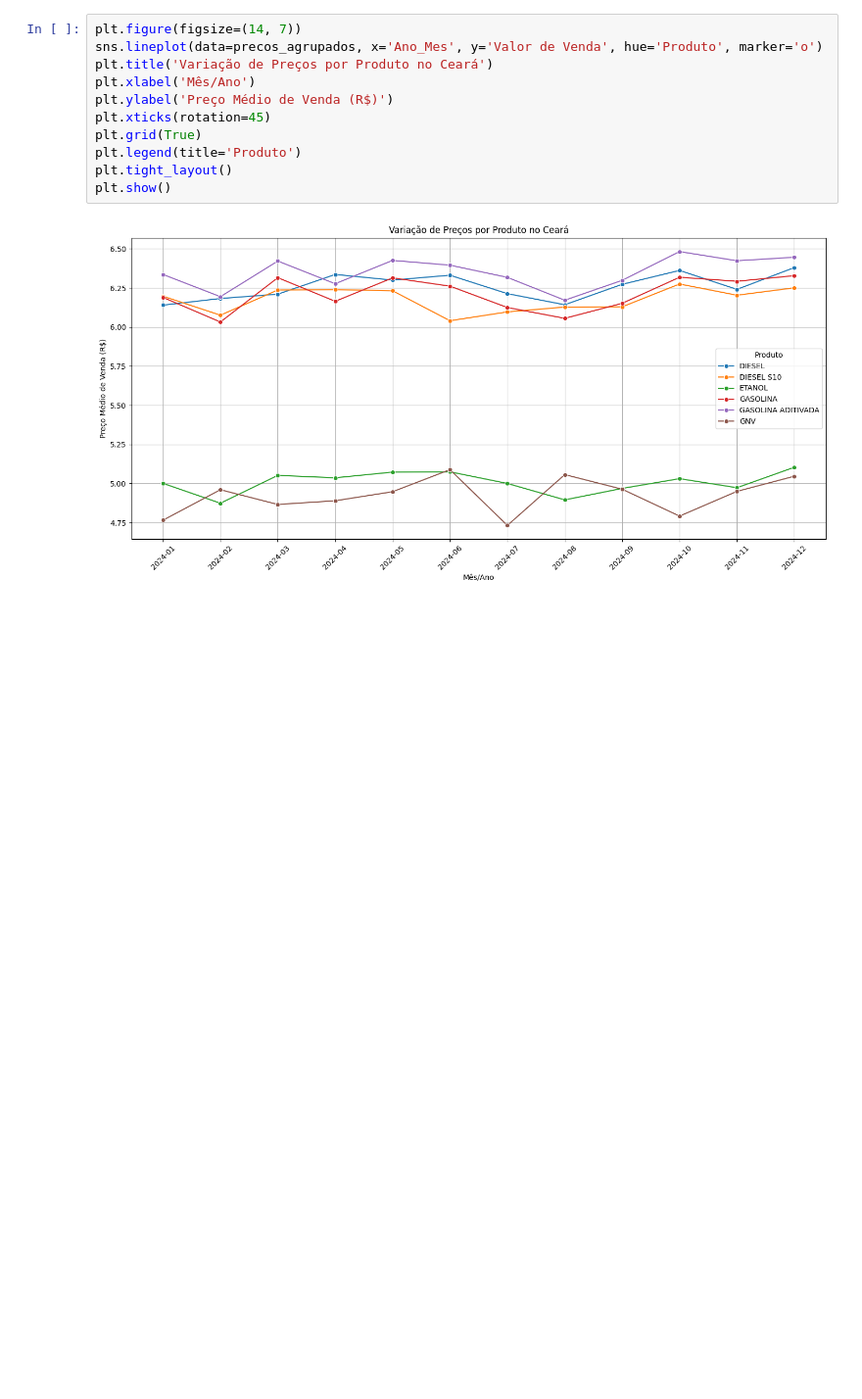
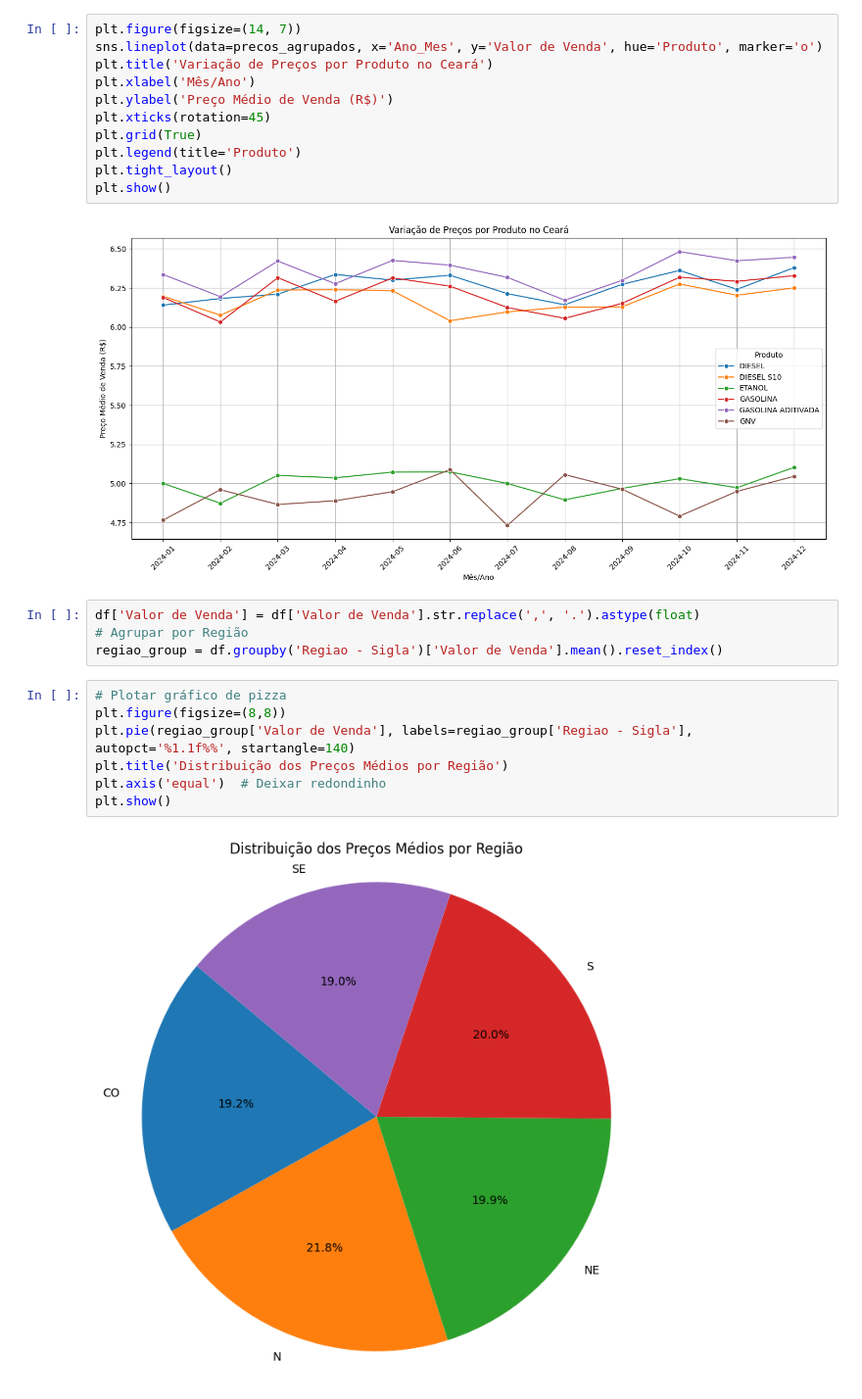
Before and after one commit to daniellelobas/dados_repositorio, a Jupyter notebook: dados.ipynb, the cells around one changed output. Shown at 98% size. Saved outputs shown, nothing was run; the diff lists cells and outputs as text; blank space fills up the shorter version.

```diff
--- a/dados.ipynb
+++ b/dados.ipynb
@@ -82,3 +84,16 @@ plt.tight_layout()
 plt.show()
 # %% [output]
 [figure]
+# %%
+df['Valor de Venda'] = df['Valor de Venda'].str.replace(',', '.').astype(float)
+# Agrupar por Região
+regiao_group = df.groupby('Regiao - Sigla')['Valor de Venda'].mean().reset_index()
+# %%
+# Plotar gráfico de pizza
+plt.figure(figsize=(8,8))
+plt.pie(regiao_group['Valor de Venda'], labels=regiao_group['Regiao - Sigla'], autopct='%1.1f%%', startangle=140)
+plt.title('Distribuição dos Preços Médios por Região')
+plt.axis('equal')  # Deixar redondinho
+plt.show()
+# %% [output]
+[figure, added]
```
Also changed, not shown: parts of 1 cell of this notebook.
